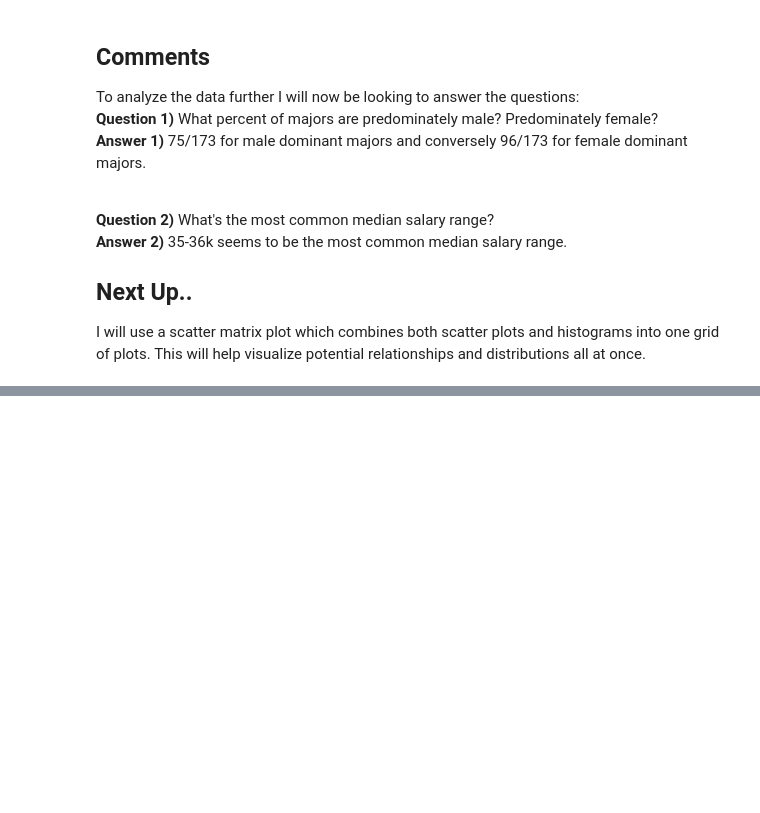
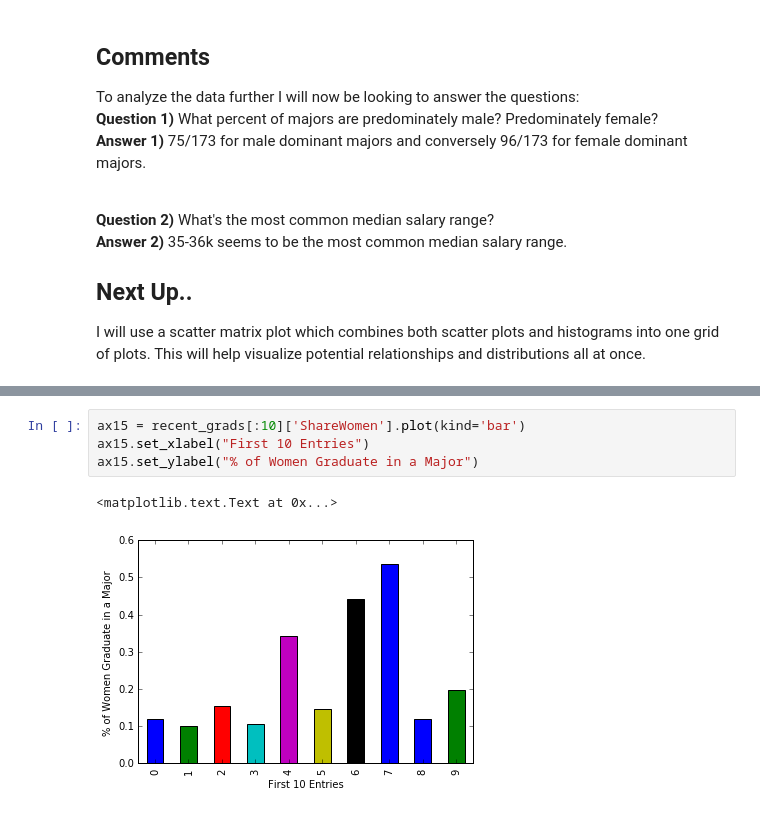
Before and after one commit to Overwear/Salary-Based-On-College-Majors, a Jupyter notebook: Basics.ipynb, the cells around one changed output, grey strips where cells are left out. Cells and saved outputs as stored; diff of their text form; blank space fills up the shorter version.

```diff
--- a/Basics.ipynb
+++ b/Basics.ipynb
@@ -284,0 +325,7 @@ I will use a scatter matrix plot which combines both scatter plots and histogram
+# %%
+ax15 = recent_grads[:10]['ShareWomen'].plot(kind='bar')
+ax15.set_xlabel("First 10 Entries")
+ax15.set_ylabel("% of Women Graduate in a Major")
+# %% [output]
+<matplotlib.text.Text at 0x...>
+[figure, added]
```
Also changed, not shown: parts of 8 cells of this notebook.
